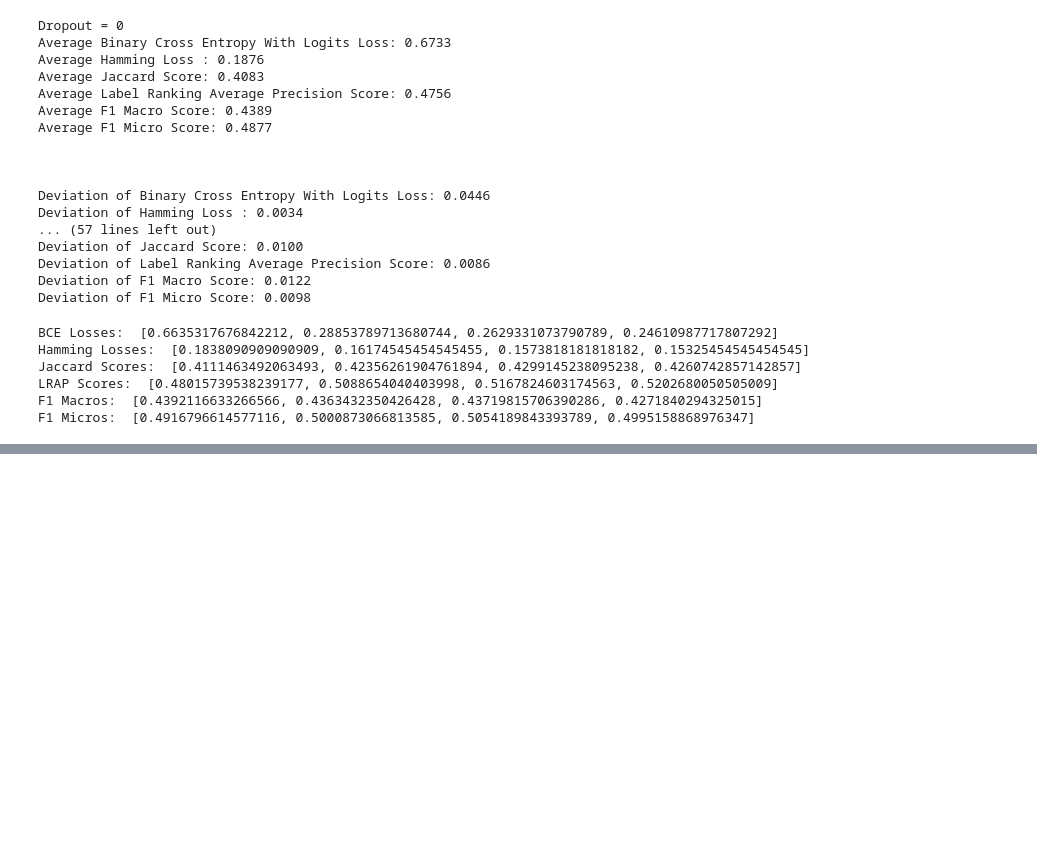
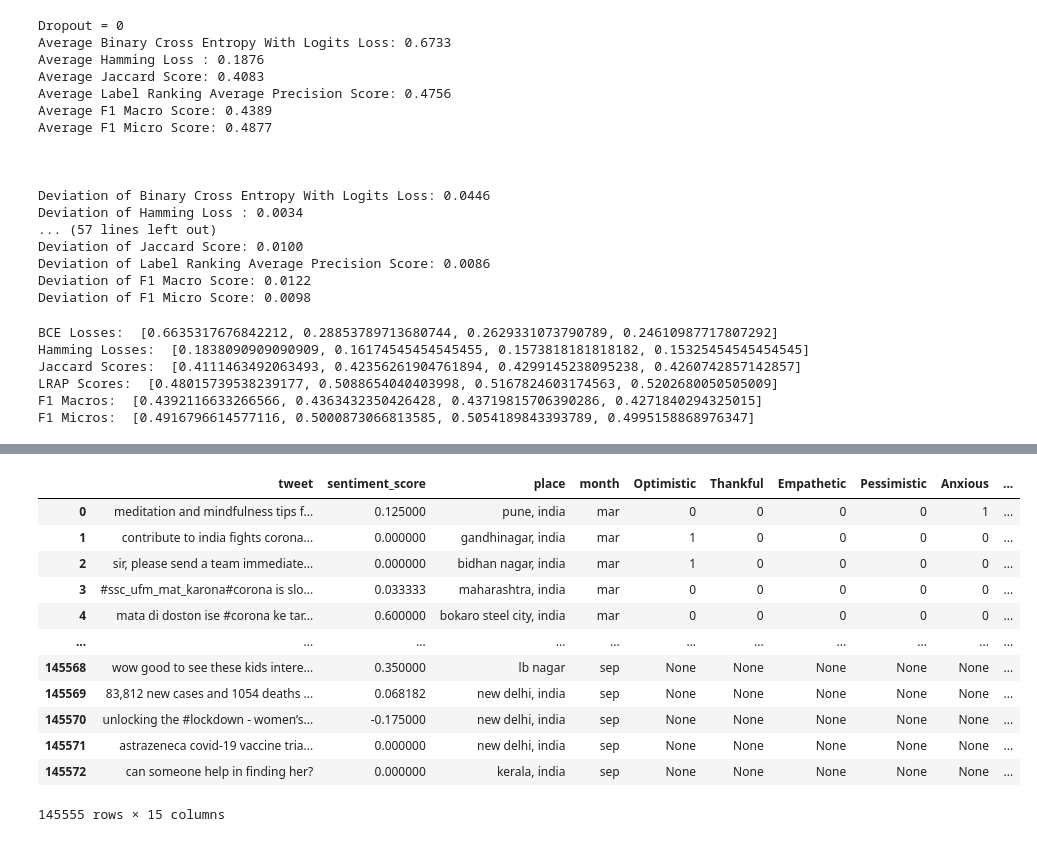
Before and after one commit to sydney-machine-learning/COVID19_sentinentanalysis, a Jupyter notebook: EDA + Preprocessing + Modeling.ipynb, the cells around one changed output, grey strips where cells are left out. Cells and saved outputs as stored; diff of their text form; code cells hidden in the pictures; blank space fills up the shorter version.

```diff
--- a/EDA + Preprocessing + Modeling.ipynb
+++ b/EDA + Preprocessing + Modeling.ipynb
@@ -1375,0 +1529,6 @@ F1 Micros:  [0.4916796614577116, 0.5000873066813585, 0.5054189843393789, 0.49951
+# %%
+i = 0
+for x, y in train_dl:
+    print(x.squeeze())
+    i += 1
+    if i == 10: break
@@ -1375,0 +1594,2 @@ F1 Micros:  [0.4916796614577116, 0.5000873066813585, 0.5054189843393789, 0.49951
+# %%
+till_now = predicted_labels
@@ -1375,0 +1639,29 @@ F1 Micros:  [0.4916796614577116, 0.5000873066813585, 0.5054189843393789, 0.49951
+# %%
+for i in range(len(till_now)):
+    soi['Optimistic'].iloc[i] = till_now[i][0]
+    soi['Thankful'].iloc[i] = till_now[i][1]
+    soi['Empathetic'].iloc[i] = till_now[i][2]
+    soi['Pessimistic'].iloc[i] = till_now[i][3]
+    soi['Anxious'].iloc[i] = till_now[i][4]
+    soi['Sad'].iloc[i] = till_now[i][5]
+    soi['Annoyed'].iloc[i] = till_now[i][6]
+    soi['Denial'].iloc[i] = till_now[i][7]
+    soi['Official report'].iloc[i] = till_now[i][8]
+    soi['Surprise'].iloc[i] = till_now[i][9]
+    soi['Joking'].iloc[i] = till_now[i][10]
+# %%
+soi
+# %% [output]
+|  | tweet | sentiment_score | place | month | Optimistic | Thankful | Empathetic | Pessimistic | Anxious | ... |
+| 0 | meditation and mindfulness tips f... | 0.125000 | pune, india | mar | 0 | 0 | 0 | 0 | 1 | ... |
+| 1 | contribute to india fights corona... | 0.000000 | gandhinagar, india | mar | 1 | 0 | 0 | 0 | 0 | ... |
+| 2 | sir, please send a team immediate... | 0.000000 | bidhan nagar, india | mar | 1 | 0 | 0 | 0 | 0 | ... |
+| 3 | #ssc_ufm_mat_karona#corona is slo... | 0.033333 | maharashtra, india | mar | 0 | 0 | 0 | 0 | 0 | ... |
+| 4 | mata di doston ise #corona ke tar... | 0.600000 | bokaro steel city, india | mar | 0 | 0 | 0 | 0 | 0 | ... |
+| ... | ... | ... | ... | ... | ... | ... | ... | ... | ... | ... |
+| 145568 | wow good to see these kids intere... | 0.350000 | lb nagar | sep | None | None | None | None | None | ... |
+| 145569 | 83,812 new cases and 1054 deaths ... | 0.068182 | new delhi, india | sep | None | None | None | None | None | ... |
+| 145570 | unlocking the #lockdown - women’s... | -0.175000 | new delhi, india | sep | None | None | None | None | None | ... |
+| 145571 | astrazeneca covid-19 vaccine tria... | 0.000000 | new delhi, india | sep | None | None | None | None | None | ... |
+| 145572 | can someone help in finding her? | 0.000000 | kerala, india | sep | None | None | None | None | None | ... |
+145555 rows × 15 columns
```
Also changed, not shown: parts of 43 cells of this notebook.
